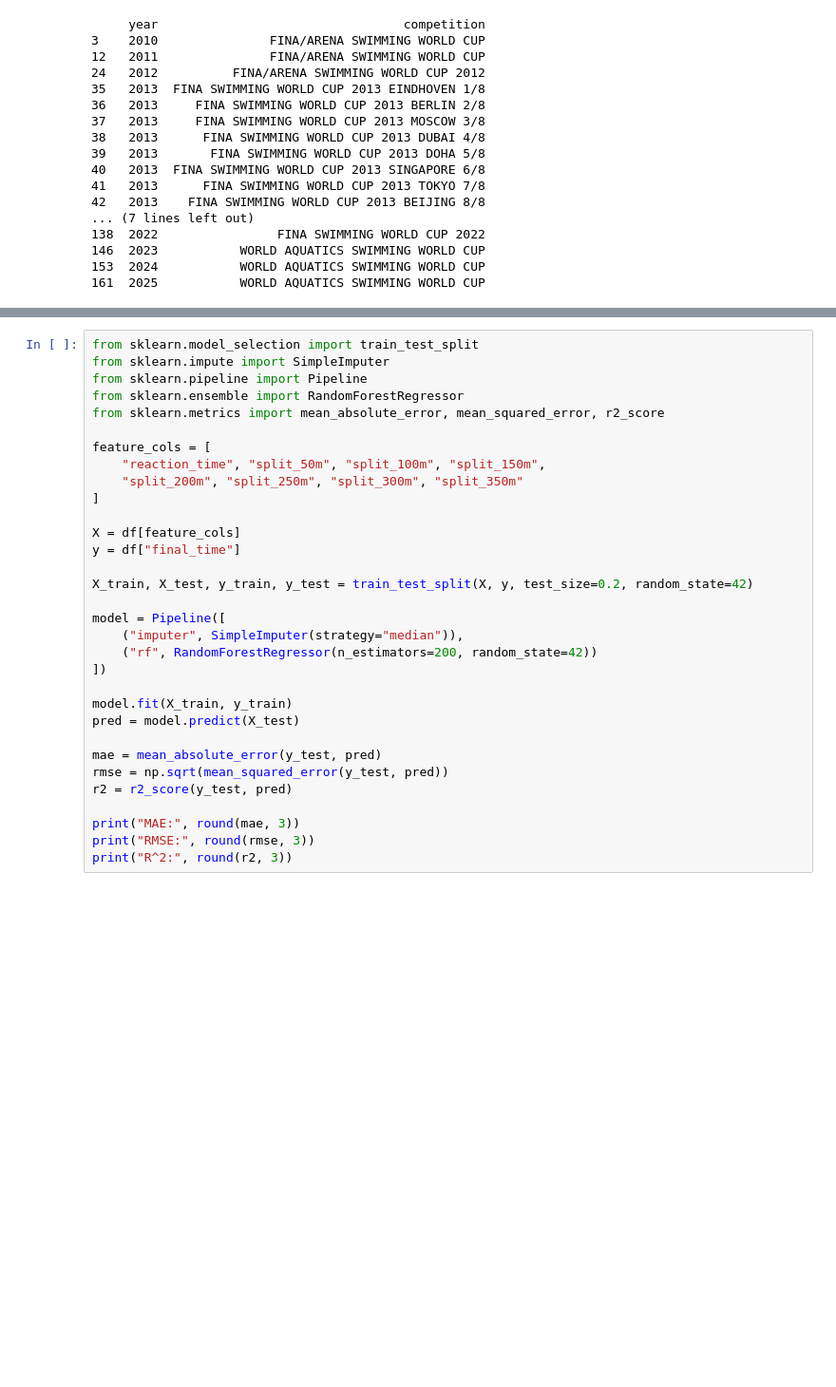
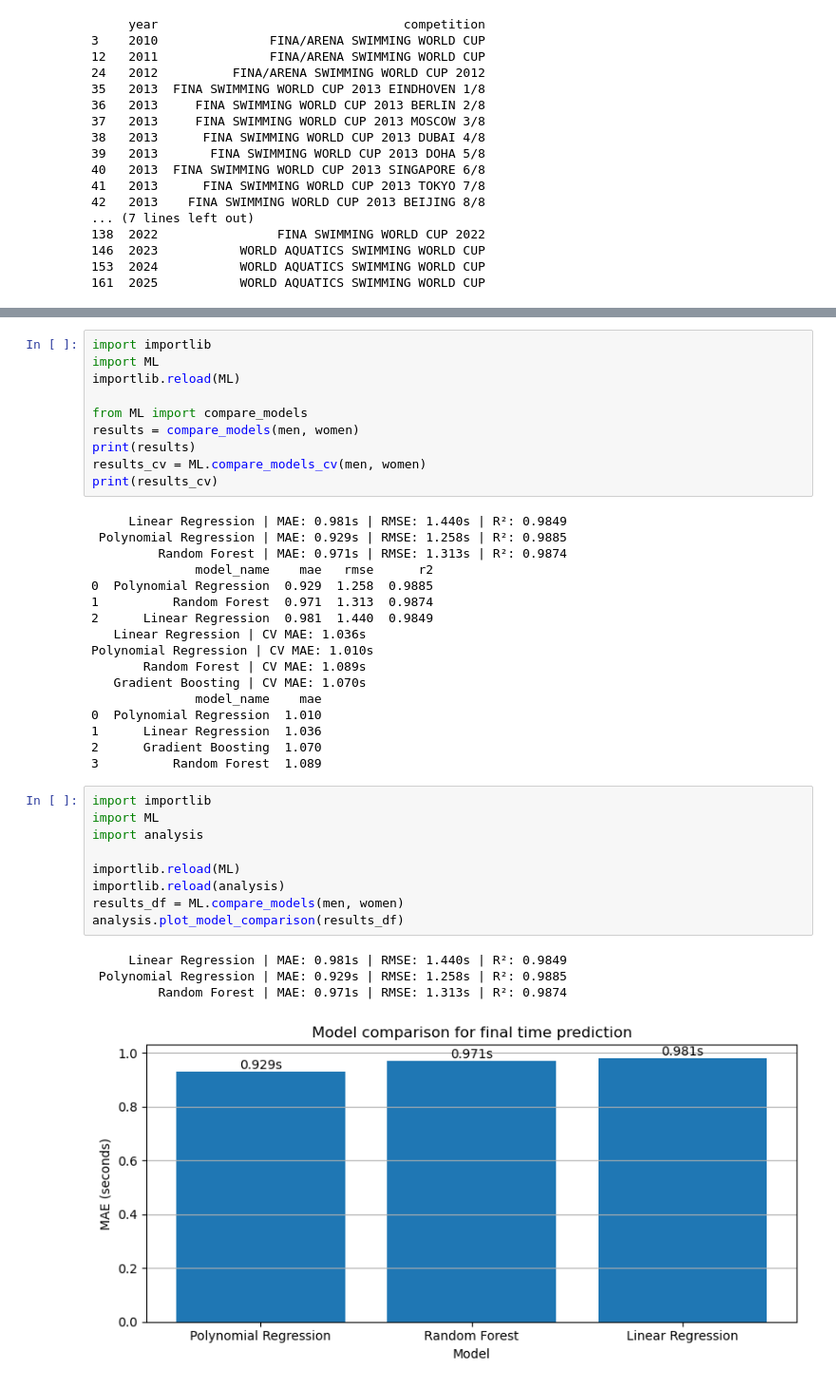
Before and after one commit to ceejolsen/Olympic-Swimming-Data-Project, a Jupyter notebook: Project.ipynb, the cells around one changed output, grey strips where cells are left out. Shown at 95% size. Cells and saved outputs as stored; diff of their text form; blank space fills up the shorter version.

Commit message:
Add regression model comparison, cross-validation, and analysis visualizations

```diff
--- a/Project.ipynb
+++ b/Project.ipynb
@@ -379,32 +390,41 @@ NameError: name 'prog_df' is not defined
 # %%
-from sklearn.model_selection import train_test_split
-from sklearn.impute import SimpleImputer
-from sklearn.pipeline import Pipeline
-from sklearn.ensemble import RandomForestRegressor
-from sklearn.metrics import mean_absolute_error, mean_squared_error, r2_score
+import importlib
+import ML
+importlib.reload(ML)
 
-feature_cols = [
-    "reaction_time", "split_50m", "split_100m", "split_150m",
-    "split_200m", "split_250m", "split_300m", "split_350m"
-]
-
-X = df[feature_cols]
-y = df["final_time"]
-
-X_train, X_test, y_train, y_test = train_test_split(X, y, test_size=0.2, random_state=42)
-
-model = Pipeline([
-    ("imputer", SimpleImputer(strategy="median")),
-    ("rf", RandomForestRegressor(n_estimators=200, random_state=42))
-])
-
-model.fit(X_train, y_train)
-pred = model.predict(X_test)
-
-mae = mean_absolute_error(y_test, pred)
-rmse = np.sqrt(mean_squared_error(y_test, pred))
-r2 = r2_score(y_test, pred)
-
-print("MAE:", round(mae, 3))
-print("RMSE:", round(rmse, 3))
-print("R^2:", round(r2, 3))
+from ML import compare_models
+results = compare_models(men, women)
+print(results)
+results_cv = ML.compare_models_cv(men, women)
+print(results_cv)
+# %% [output]
+     Linear Regression | MAE: 0.981s | RMSE: 1.440s | R²: 0.9849
+ Polynomial Regression | MAE: 0.929s | RMSE: 1.258s | R²: 0.9885
+         Random Forest | MAE: 0.971s | RMSE: 1.313s | R²: 0.9874
+              model_name    mae   rmse      r2
+0  Polynomial Regression  0.929  1.258  0.9885
+1          Random Forest  0.971  1.313  0.9874
+2      Linear Regression  0.981  1.440  0.9849
+   Linear Regression | CV MAE: 1.036s
+Polynomial Regression | CV MAE: 1.010s
+       Random Forest | CV MAE: 1.089s
+   Gradient Boosting | CV MAE: 1.070s
+              model_name    mae
+0  Polynomial Regression  1.010
+1      Linear Regression  1.036
+2      Gradient Boosting  1.070
+3          Random Forest  1.089
+# %%
+import importlib
+import ML
+import analysis
+
+importlib.reload(ML)
+importlib.reload(analysis)
+results_df = ML.compare_models(men, women)
+analysis.plot_model_comparison(results_df)
+# %% [output]
+     Linear Regression | MAE: 0.981s | RMSE: 1.440s | R²: 0.9849
+ Polynomial Regression | MAE: 0.929s | RMSE: 1.258s | R²: 0.9885
+         Random Forest | MAE: 0.971s | RMSE: 1.313s | R²: 0.9874
+[figure, added]
```
Also changed, not shown: parts of 3 cells of this notebook, 4 other files.
